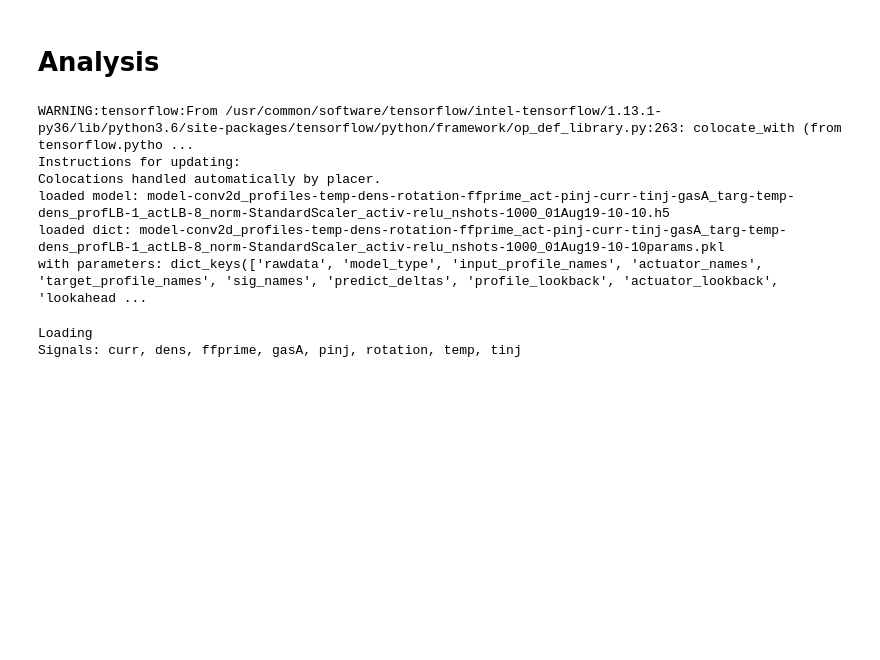
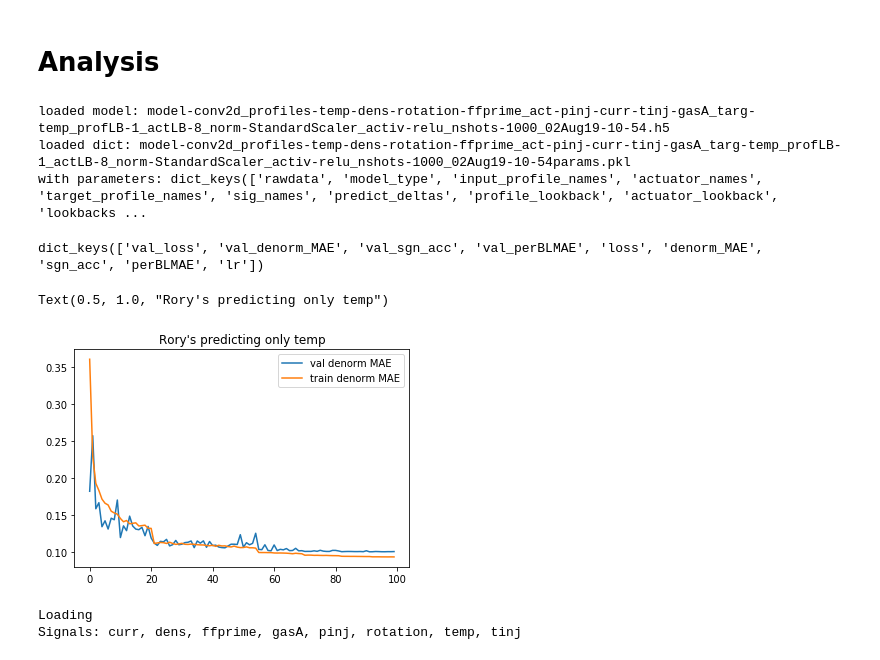
Before and after one commit to PlasmaControl/plasma-profile-predictor, a Jupyter notebook: notebooks/alex_analyze.ipynb, the cells around one changed output. Drawn from its saved outputs; the diff is of its cells as text; code cells hidden in the pictures; blank space fills up the shorter version.

```diff
--- a/notebooks/alex_analyze.ipynb
+++ b/notebooks/alex_analyze.ipynb
@@ -106,7 +108,7 @@ def plot_batch(y_true, y_pred, baseline, psi, labels, axlabels,shots,times, y_mo
 # Analysis
 # %%
 # file_path = filedialog.askopenfilename(title='Saved Model File',filetypes = [("hdf5 files","*.h5"),("all files","*.*")])
-file_path = "/global/u2/a/al34/run_results/model-conv2d_profiles-temp-dens-rotation-ffprime_act-pinj-curr-tinj-gasA_targ-temp-dens_profLB-1_actLB-8_norm-StandardScaler_activ-relu_nshots-1000_01Aug19-10-10.h5"
+file_path = "/global/u2/a/al34/run_results/model-conv2d_profiles-temp-dens-rotation-ffprime_act-pinj-curr-tinj-gasA_targ-temp_profLB-1_actLB-8_norm-StandardScaler_activ-relu_nshots-1000_02Aug19-10-54.h5"
 model = keras.models.load_model(file_path, compile=False)
 print('loaded model: ' + file_path.split('/')[-1])
 file_path = file_path[:-3] + 'params.pkl'
@@ -116,12 +118,21 @@ print('loaded dict: ' + file_path.split('/')[-1])
 print('with parameters: ' + str(analysis_params.keys()))
 locals().update(analysis_params)
 # %% [output]
-WARNING:tensorflow:From /usr/common/software/tensorflow/intel-tensorflow/1.13.1-py36/lib/python3.6/site-packages/tensorflow/python/framework/op_def_library.py:263: colocate_with (from tensorflow.pytho ...
-Instructions for updating:
-Colocations handled automatically by placer.
-loaded model: model-conv2d_profiles-temp-dens-rotation-ffprime_act-pinj-curr-tinj-gasA_targ-temp-dens_profLB-1_actLB-8_norm-StandardScaler_activ-relu_nshots-1000_01Aug19-10-10.h5
-loaded dict: model-conv2d_profiles-temp-dens-rotation-ffprime_act-pinj-curr-tinj-gasA_targ-temp-dens_profLB-1_actLB-8_norm-StandardScaler_activ-relu_nshots-1000_01Aug19-10-10params.pkl
-with parameters: dict_keys(['rawdata', 'model_type', 'input_profile_names', 'actuator_names', 'target_profile_names', 'sig_names', 'predict_deltas', 'profile_lookback', 'actuator_lookback', 'lookahead ...
+loaded model: model-conv2d_profiles-temp-dens-rotation-ffprime_act-pinj-curr-tinj-gasA_targ-temp_profLB-1_actLB-8_norm-StandardScaler_activ-relu_nshots-1000_02Aug19-10-54.h5
+loaded dict: model-conv2d_profiles-temp-dens-rotation-ffprime_act-pinj-curr-tinj-gasA_targ-temp_profLB-1_actLB-8_norm-StandardScaler_activ-relu_nshots-1000_02Aug19-10-54params.pkl
+with parameters: dict_keys(['rawdata', 'model_type', 'input_profile_names', 'actuator_names', 'target_profile_names', 'sig_names', 'predict_deltas', 'profile_lookback', 'actuator_lookback', 'lookbacks ...
+# %%
+history.keys()
+# %% [output]
+dict_keys(['val_loss', 'val_denorm_MAE', 'val_sgn_acc', 'val_perBLMAE', 'loss', 'denorm_MAE', 'sgn_acc', 'perBLMAE', 'lr'])
+# %%
+plt.plot(history["val_denorm_MAE"], label = "val denorm MAE")
+plt.plot(history["denorm_MAE"], label = "train denorm MAE")
+plt.legend()
+plt.title("Rory's predicting only temp")
+# %% [output]
+Text(0.5, 1.0, "Rory's predicting only temp")
+[figure, added]
 # %%
 lookbacks = {'temp': profile_lookback,
              'dens': profile_lookback,
```
Also changed, not shown: parts of 1 cell of this notebook, 2 other files.
